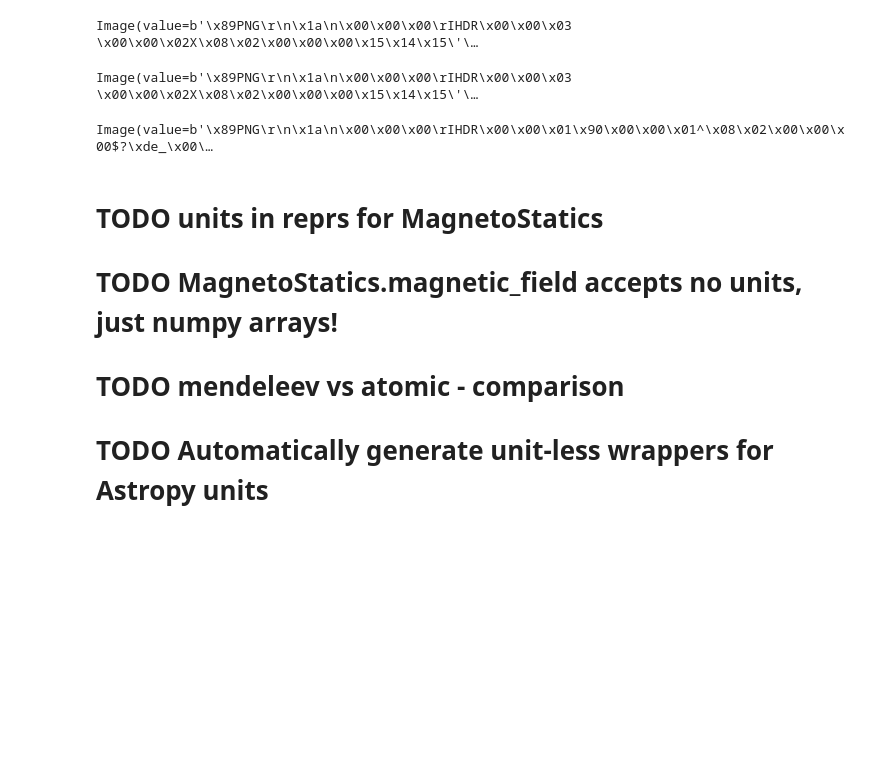
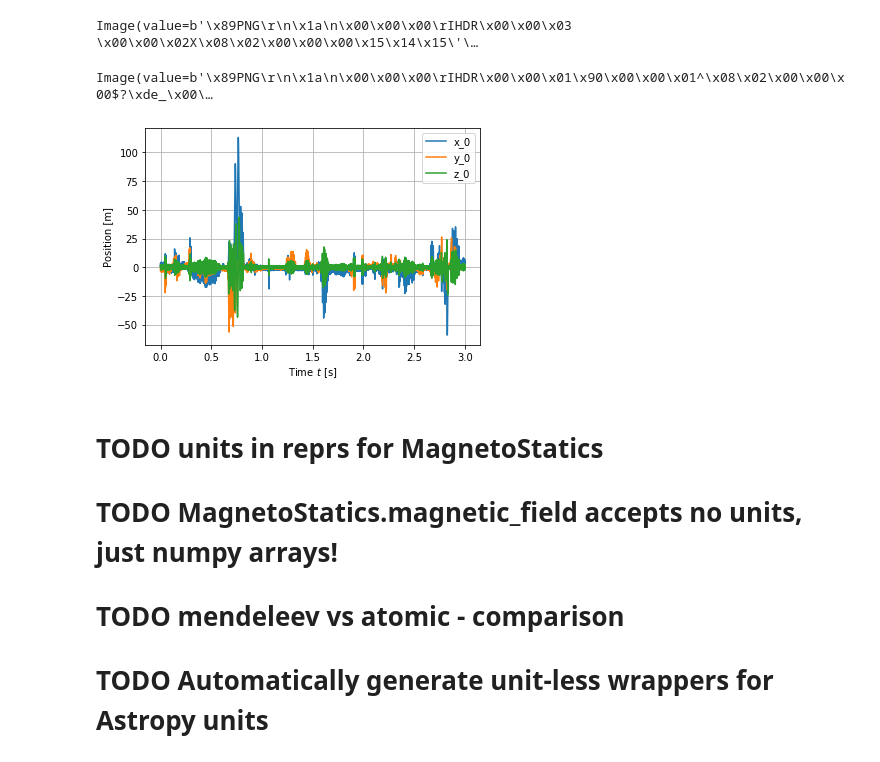
Before and after one commit to PlasmaPy/PlasmaPy, a Jupyter notebook: plasmapy/examples/TokamakParticles.ipynb, the cells around one changed output. Drawn from its saved outputs; the diff is of its cells as text; code cells hidden in the pictures; blank space fills up the shorter version.

```diff
--- a/plasmapy/examples/TokamakParticles.ipynb
+++ b/plasmapy/examples/TokamakParticles.ipynb
@@ -98,25 +107,19 @@ fig
 [figure]
 Image(value=b'\x89PNG\r\n\x1a\n\x00\x00\x00\rIHDR\x00\x00\x03 \x00\x00\x02X\x08\x02\x00\x00\x00\x15\x14\x15\'\…
 # %%
-solution2 = sim.run(1e-7 * u.s, int(3e4))
+solution2_unstable = sim.run(1e-4 * u.s, int(3e4))
 
-fig = mlab.figure(size=(800, 600))
+fig = mlab.figure()
 c.visualize(fig)
-solution2.visualize(fig)
+solution2_unstable.visualize(fig)
 mlab.orientation_axes(figure=fig)
 fig
 # %% [output]
-Image(value=b'\x89PNG\r\n\x1a\n\x00\x00\x00\rIHDR\x00\x00\x03 \x00\x00\x02X\x08\x02\x00\x00\x00\x15\x14\x15\'\…
+Image(value=b'\x89PNG\r\n\x1a\n\x00\x00\x00\rIHDR\x00\x00\x01\x90\x00\x00\x01^\x08\x02\x00\x00\x00$?\xde_\x00\…
-# %%
-solution2_unstable = sim.run(1e-5 * u.s, int(3e2))
-
-fig = mlab.figure()
-c.visualize(fig)
-solution2_unstable.visualize(fig)
-mlab.orientation_axes(figure=fig)
-fig
-# %% [output]
-Image(value=b'\x89PNG\r\n\x1a\n\x00\x00\x00\rIHDR\x00\x00\x01\x90\x00\x00\x01^\x08\x02\x00\x00\x00$?\xde_\x00\…
+# %%
+solution2_unstable.plot_time_trajectories()
+# %% [output]
+[figure, added]
 # %%
 x2 = u.Quantity([[1 + minor_radius.si.value / 2, 0, 0]],  u.m)
 v2 = u.Quantity([[0, 10000, 0]], u.m / u.s)
```
Also changed, not shown: parts of 6 cells of this notebook, 1 other file.
